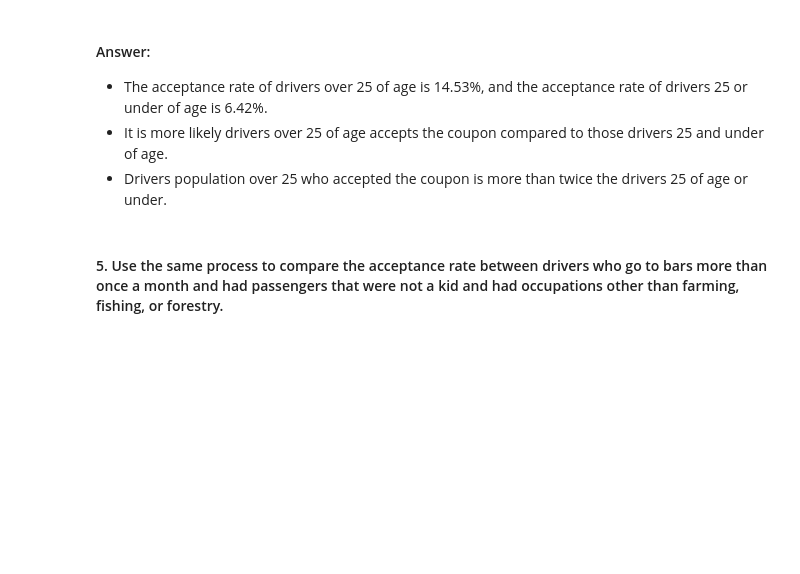
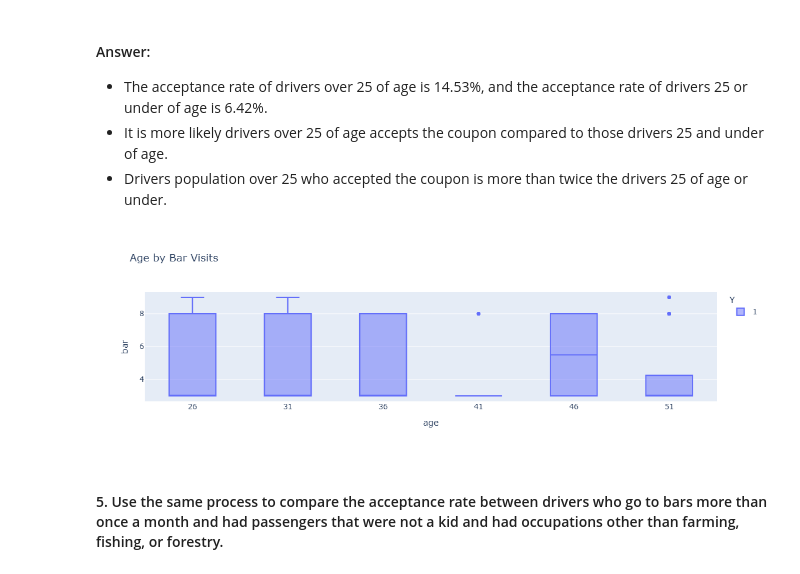
Before and after one commit to rbermudezhomes-ai/haas-ai_Practical_Application51, a Jupyter notebook: Practical_Application_1.ipynb, the cells around one changed output. Cells and saved outputs as stored; diff of their text form; code cells hidden in the pictures; blank space fills up the shorter version.

```diff
--- a/Practical_Application_1.ipynb
+++ b/Practical_Application_1.ipynb
@@ -585,8 +596,9 @@ rate_driver_bar_over3
 #### 4. Compare the acceptance rate between drivers who go to a bar more than once a month and are over the age of 25 to the all others.  Is there a difference?
 # %%
 #Drivers count who goes more than once and over 25 age
-driver_bar_more1_over25 = bar_coupons_data.query("Y == 1 and bar > 1 and age > 25").shape[0]
-driver_bar_more1_over25
+driver_bar_more1_over25 = bar_coupons_data.query("Y == 1 and bar > 1 and age > 25")
+driver_bar_more1_over25_count = driver_bar_more1_over25.shape[0]
+driver_bar_more1_over25_count
 # %% [output]
 292
 # %%
@@ -614,6 +627,11 @@ Drivers 25 or under: 6.42%
 - The acceptance rate of drivers over 25 of age is 14.53%, and the acceptance rate of drivers 25 or under of age is 6.42%.
 - It is more likely drivers over 25 of age accepts the coupon compared to those drivers 25 and under of age.
 - Drivers population over 25 who accepted the coupon is more than twice the drivers 25 of age or under.
+# %%
+#Box plot for age by bar visits
+px.box( driver_bar_more1_over25, x = "age", y="bar" , color = "Y", title = "Age by Bar Visits")
+# %% [output]
+[figure, added]
 # %% [markdown]
 #### 5. Use the same process to compare the acceptance rate between drivers who go to bars more than once a month and had passengers that were not a kid and had occupations other than farming, fishing, or forestry.
 # %%
```
Also changed, not shown: parts of 9 cells of this notebook.
